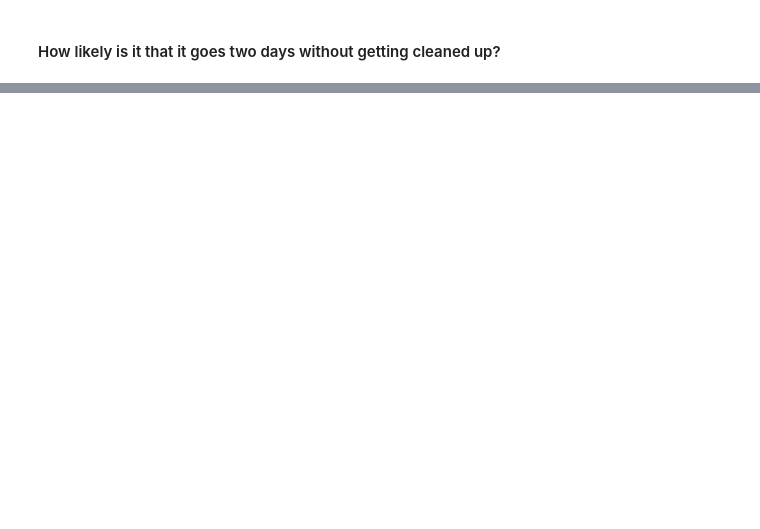
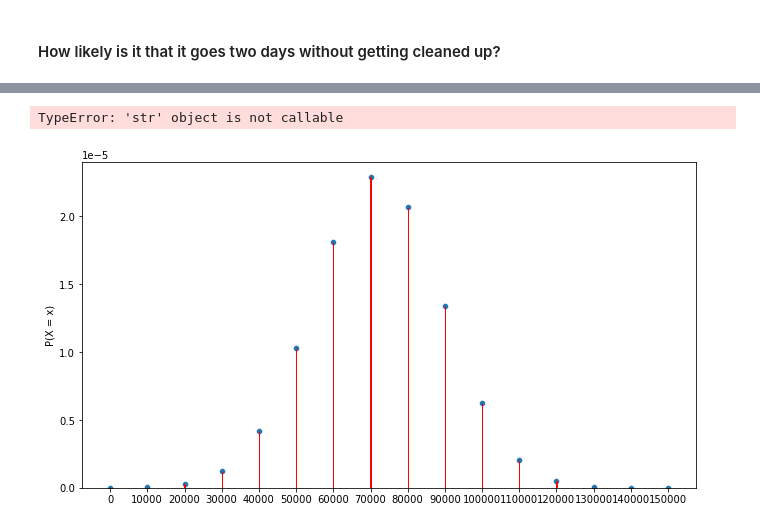
Before and after one commit to Jason-Tellez/statistics-exercises, a Jupyter notebook: probability_distributions.ipynb, the cells around one changed output, grey strips where cells are left out. Cells and saved outputs as stored; diff of their text form; code cells hidden in the pictures; blank space fills up the shorter version.

```diff
--- a/probability_distributions.ipynb
+++ b/probability_distributions.ipynb
@@ -232,0 +307,16 @@ ValueError: shape mismatch: objects cannot be broadcast to a single shape
+# %%
+def get_data_from_sql(user, host, password, database, query):
+
+    url = f'mysql+pymysql://{user}:{password}@{host}/{database}'
+
+    return pd.read_sql(query, url)
+# %%
+query = '''
+SELECT *
+FROM employees
+RIGHT JOIN employees.salaries
+ON employees.emp_no = salaries.emp_no
+WHERE salaries.to_date > NOW();
+'''
+df = get_data_from_sql(user, host, password, "employees", query)
+df
@@ -232,0 +337,4 @@ ValueError: shape mismatch: objects cannot be broadcast to a single shape
+# %%
+avg_salary = int(df.salary.mean())
+std_dev = round(np.std(df.salary))
+employees = stats.norm(avg_salary, std_dev)
@@ -232,0 +396,13 @@ ValueError: shape mismatch: objects cannot be broadcast to a single shape
+# %%
+x = range(0, 160000, 10000)
+y = employees.pdf(x)
+plt.figure(figsize=(11, 6))
+sns.scatterplot(x, y)
+plt.bar(x, y, edgecolor='red')
+plt.xticks(x)
+plt.ylabel('P(X = x)')
+plt.xlabel('Employee Salary')
+plt.tight_layout()
+# %% [output]
+TypeError: 'str' object is not callable
+[figure, added]
```
Also changed, not shown: parts of 96 cells of this notebook.
